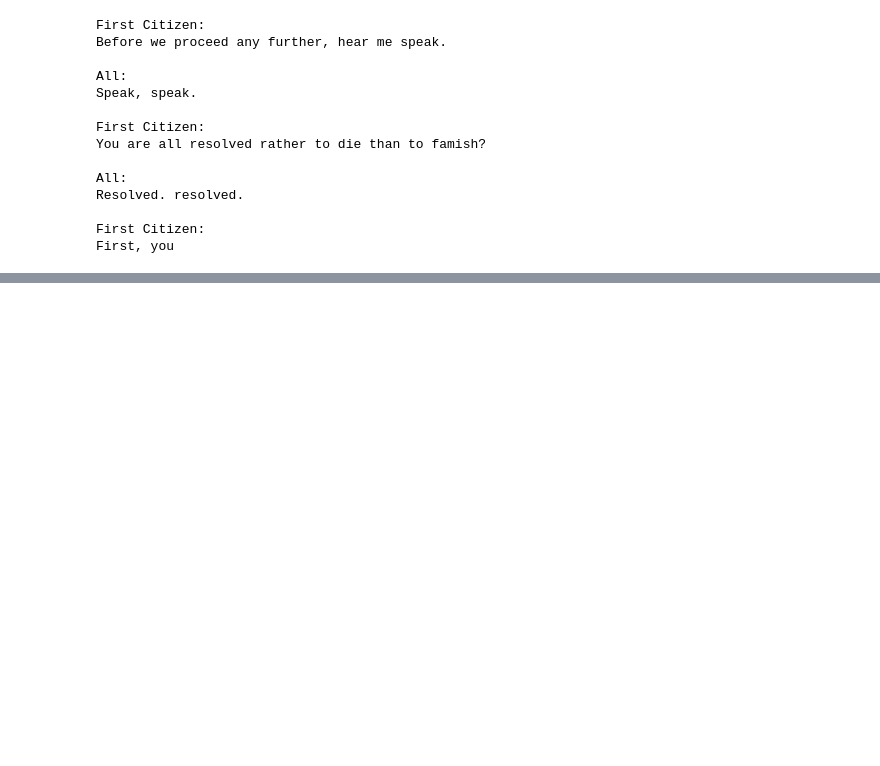
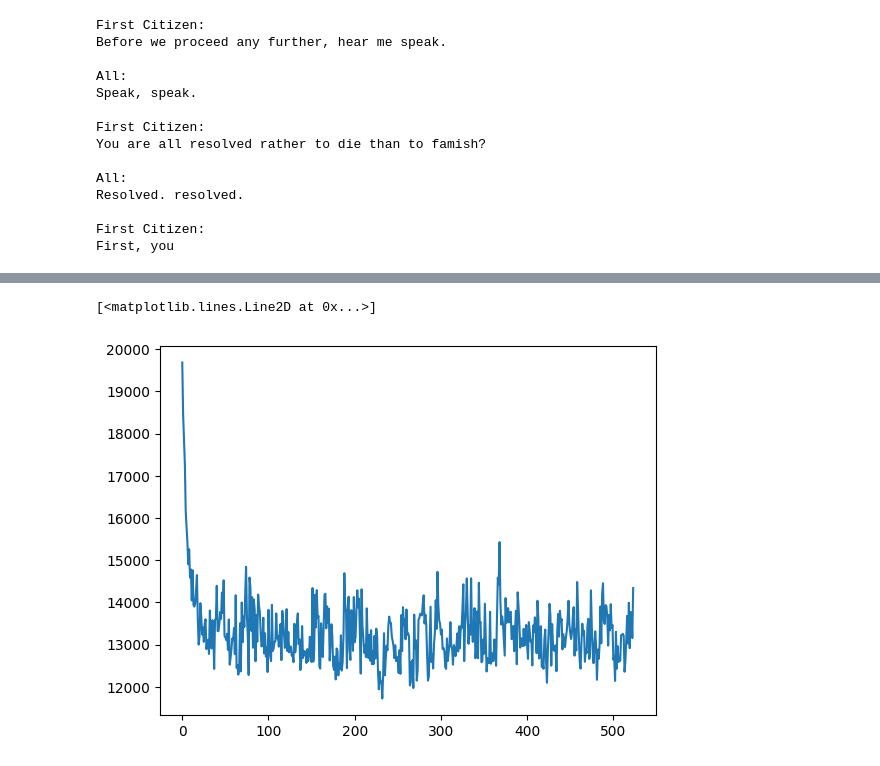
Before and after one commit to LucaM185/GPTs-from-scratch, a Jupyter notebook: 8 - Mamba (WIP).ipynb, the cells around one changed output, grey strips where cells are left out. Drawn from its saved outputs; the diff is of its cells as text; code cells hidden in the pictures; blank space fills up the shorter version.

Commit message:
working on mamba

```diff
--- a/8 - Mamba (WIP).ipynb
+++ b/8 - Mamba (WIP).ipynb
@@ -6,4 +6,5 @@ import torch
 import torch.nn as nn
 import torch.nn.functional as F
 import matplotlib.pyplot as plt
-device = torch.device("cpu")
+device = torch.device("cuda:0")
+device
@@ -116,6 +44,0 @@ class recursiveNetwork(nn.Module):
-# %%
-lin = torch.rand(10, 128)
-
-myBlock = recursiveBlock(128, 128)
-
-out = myBlock(lin)
@@ -176,0 +45,18 @@ KeyboardInterrupt:
+# %%
+class Mamba(nn.Module):
+    def __init__(self, emb_size, hidden_size):
+        super(Mamba, self).__init__()
+        self.emb = nn.Embedding(vocab_size, emb_size)
+
+        self.D = nn.Linear(emb_size, emb_size)
+        self.B = nn.Linear(1, hidden_size)
+        self.C = nn.Linear(hidden_size, 1)
+        self.A = nn.Linear(hidden_size, hidden_size)
+
+    def forward(self, x, h):
+        x = self.emb(x)
+
+        h1 = self.B(x.view(-1, 128, 1)) + self.A(h)
+        #print(h1.mean().item(), h1.std().item())
+        out = self.D(x)[:, 0] + self.C(h1)[..., 0]
+        return out, h1
@@ -176,0 +129,6 @@ KeyboardInterrupt:
+# %%
+losst = [sum(lossi[i:i+200]) for i in range(0, len(lossi)-200, 200)]
+plt.plot(losst)
+# %% [output]
+[<matplotlib.lines.Line2D at 0x...>]
+[figure, added]
```
Also changed, not shown: parts of 6 cells of this notebook, 3 other files.
